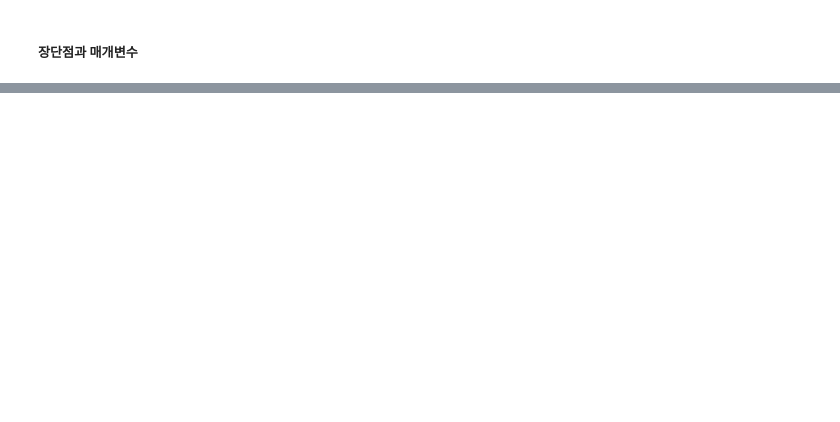
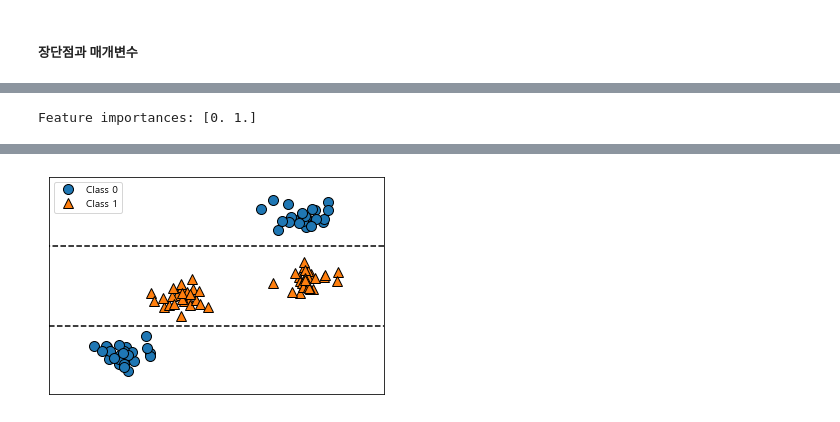
Before and after one commit to jeenuu/Machine-Learning-with-Python, a Jupyter notebook: chapter_2/2.3 Supervised_Machine_Learning_Algorithms.ipynb, the cells around one changed output, grey strips where cells are left out. Drawn from its saved outputs; the diff is of its cells as text; code cells hidden in the pictures; blank space fills up the shorter version.

```diff
--- a/chapter_2/2.3 Supervised_Machine_Learning_Algorithms.ipynb
+++ b/chapter_2/2.3 Supervised_Machine_Learning_Algorithms.ipynb
@@ -610,0 +679,5 @@ GaussianNB는 대부분 매우 고차원인 데이터셋에 사용하고, 다른
+# %%
+tree = mglearn.plots.plot_tree_not_monotone()
+display(tree)
+# %% [output]
+Feature importances: [0. 1.]
@@ -610,0 +685 @@ GaussianNB는 대부분 매우 고차원인 데이터셋에 사용하고, 다른
+[figure, added]
```
Also changed, not shown: parts of 14 cells of this notebook.
